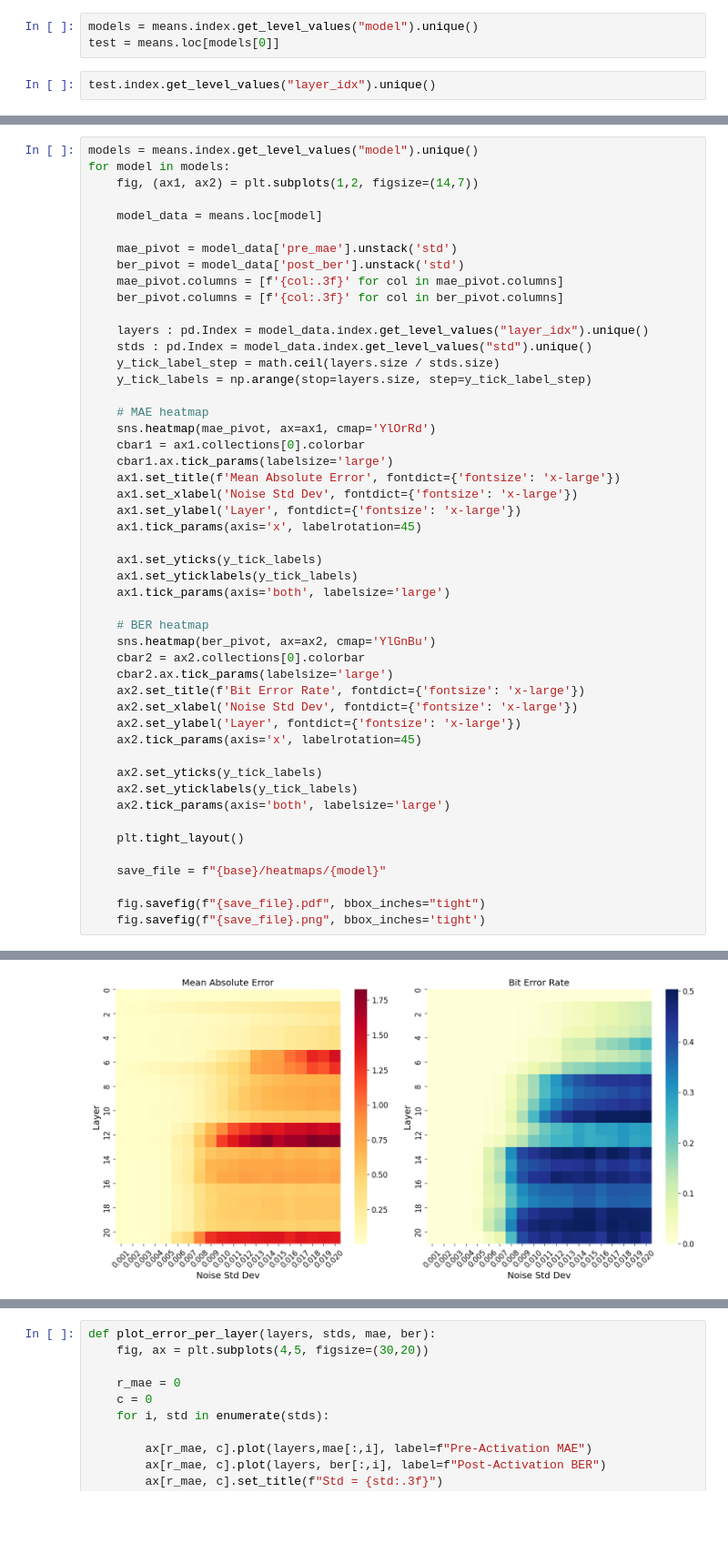
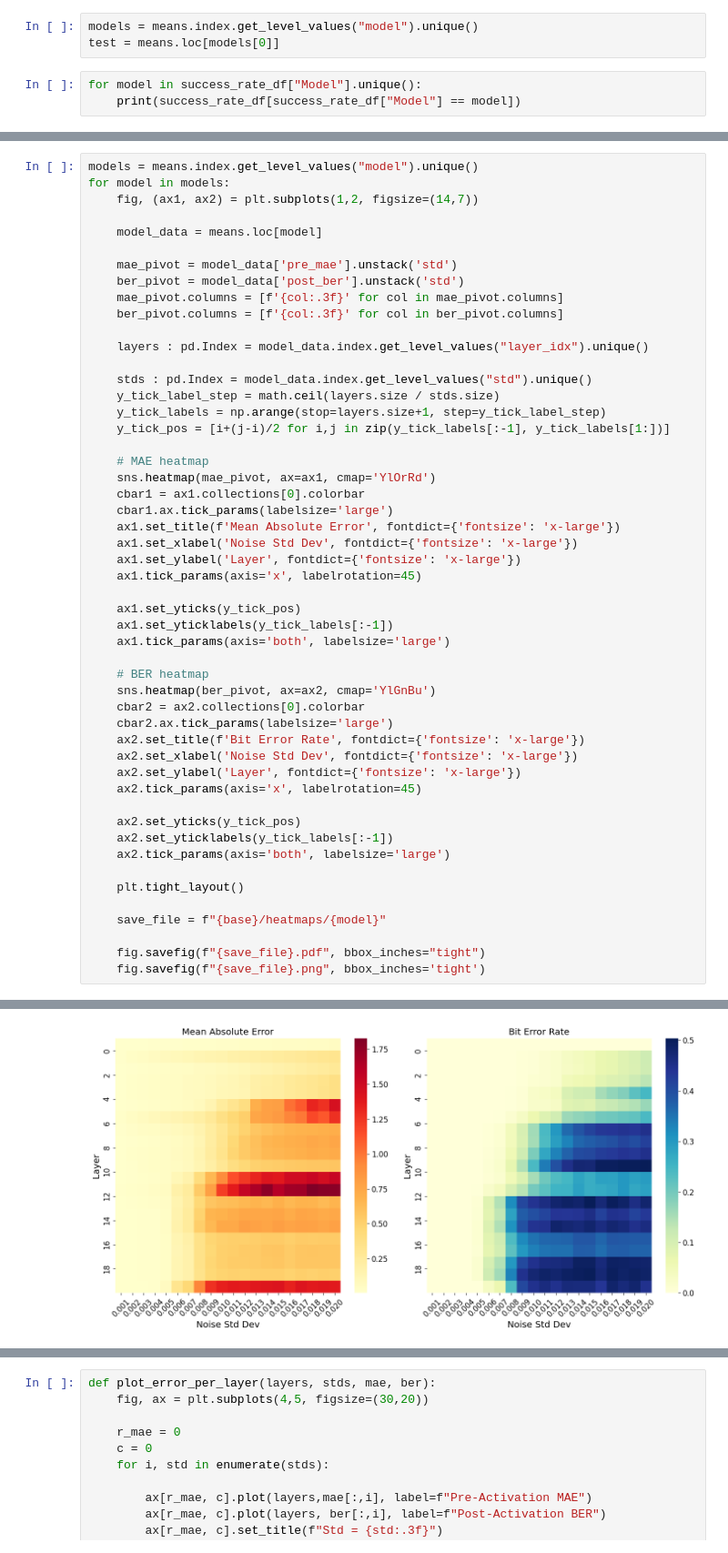
Before and after one commit to bell-bot/msc-project, a Jupyter notebook: src/msc_project/experiments/fault_tolerant_boolean_circuits/evaluate.ipynb, the cells around one changed output, grey strips where cells are left out. Shown at 91% size. Drawn from its saved outputs; the diff is of its cells as text; blank space fills up the shorter version.

```diff
--- a/src/msc_project/experiments/fault_tolerant_boolean_circuits/evaluate.ipynb
+++ b/src/msc_project/experiments/fault_tolerant_boolean_circuits/evaluate.ipynb
@@ -291,5 +291,6 @@ means = activation_errors.groupby(["model", "layer_idx", "std"])[["pre_mae", "po
 models = means.index.get_level_values("model").unique()
 test = means.loc[models[0]]
 # %%
-test.index.get_level_values("layer_idx").unique()
+for model in success_rate_df["Model"].unique():
+    print(success_rate_df[success_rate_df["Model"] == model])
 # %% [output]
@@ -307,9 +324,11 @@ for model in models:
     ber_pivot.columns = [f'{col:.3f}' for col in ber_pivot.columns]
 
     layers : pd.Index = model_data.index.get_level_values("layer_idx").unique()
+
     stds : pd.Index = model_data.index.get_level_values("std").unique()
     y_tick_label_step = math.ceil(layers.size / stds.size)
-    y_tick_labels = np.arange(stop=layers.size, step=y_tick_label_step)
+    y_tick_labels = np.arange(stop=layers.size+1, step=y_tick_label_step)
+    y_tick_pos = [i+(j-i)/2 for i,j in zip(y_tick_labels[:-1], y_tick_labels[1:])]
 
     # MAE heatmap
     sns.heatmap(mae_pivot, ax=ax1, cmap='YlOrRd')
@@ -320,8 +339,8 @@ for model in models:
     ax1.set_ylabel('Layer', fontdict={'fontsize': 'x-large'})
     ax1.tick_params(axis='x', labelrotation=45)
 
-    ax1.set_yticks(y_tick_labels)
-    ax1.set_yticklabels(y_tick_labels)
+    ax1.set_yticks(y_tick_pos)
+    ax1.set_yticklabels(y_tick_labels[:-1])
     ax1.tick_params(axis='both', labelsize='large')
 
     # BER heatmap
@@ -333,8 +352,8 @@ for model in models:
     ax2.set_ylabel('Layer', fontdict={'fontsize': 'x-large'})
     ax2.tick_params(axis='x', labelrotation=45)
 
-    ax2.set_yticks(y_tick_labels)
-    ax2.set_yticklabels(y_tick_labels)
+    ax2.set_yticks(y_tick_pos)
+    ax2.set_yticklabels(y_tick_labels[:-1])
     ax2.tick_params(axis='both', labelsize='large')
 
     plt.tight_layout()
@@ -348 +367 @@ for model in models:
-[figure, old version]
+[figure, new version]
```
Also changed, not shown: parts of 12 cells of this notebook, 34 other files.
